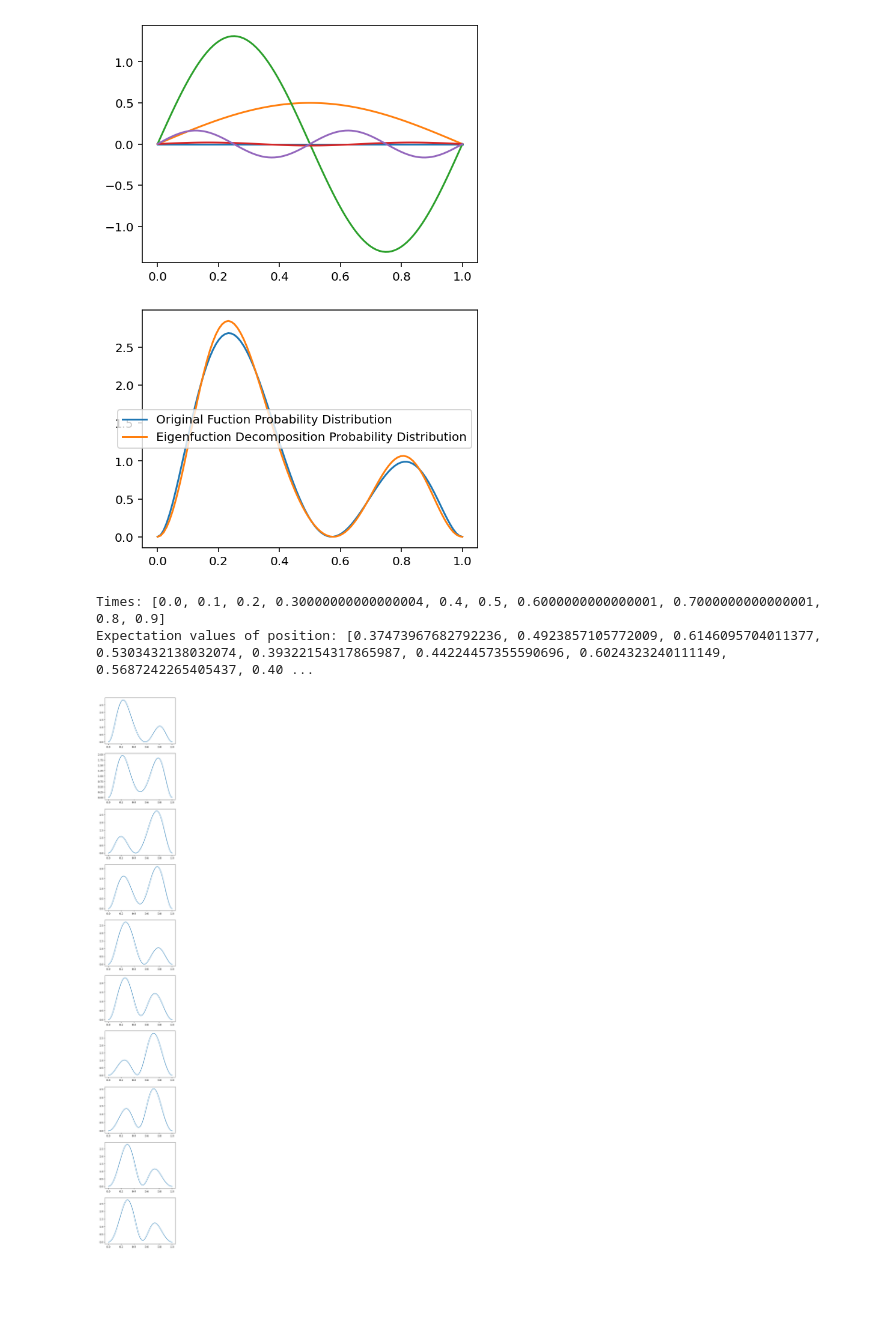
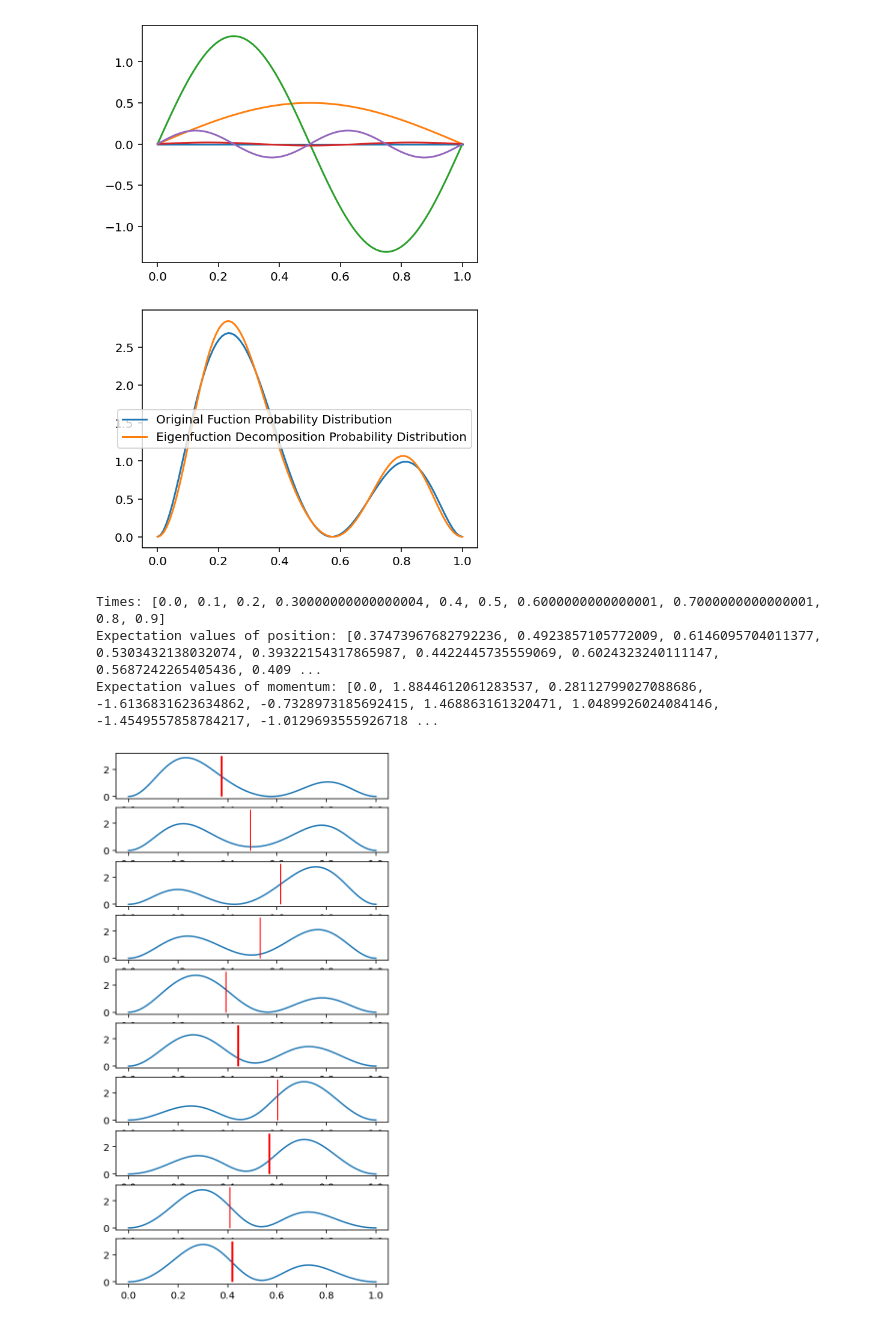
Before and after one commit to 2022tgoel/Physics, a Jupyter notebook: ParticleInABox.ipynb, the cells around one changed output. Cells and saved outputs as stored; diff of their text form; code cells hidden in the pictures; blank space fills up the shorter version.

```diff
--- a/ParticleInABox.ipynb
+++ b/ParticleInABox.ipynb
@@ -59,29 +59,41 @@ produce_eigen_plot()
 # %%
 def get_wave(t, precision=5):
     c = get_weights(precision)
     wave_t = np.zeros(x.shape, dtype='complex128') # wave at time t
     for n in range(len(c)):
         wave_t += c[n]*eigenfunc(n)*np.exp(-1j*eigenval(n)*t/hbar)
     return wave_t
 
+def derivative(wave, x):
+    shape = wave.shape
+    d = np.zeros(shape, dtype='complex128')
+    for i in range(1, shape[0]-1):
+        d[i] = (wave[i+1] - wave[i-1]) / (x[i+1] - x[i-1])
+    return d
+
 def produce_time_evolve_plot(iterations=10, interval=0.1, precision=5): # interval in seconds
-    fig, axes = plt.subplots(iterations, figsize=(5, 4*iterations))
+    fig, axes = plt.subplots(iterations, figsize=(5, iterations))
     positions = [] # <x>
     momentums = [] # <p>
     time = []
     for i in range(iterations):
         t = i*interval
         time.append(t)
         wave_t = get_wave(t, precision)
         prob_t = get_prob(wave_t)
         positions.append(it.simps(prob_t*x, x))
+        momentums.append(np.real(it.simps(np.conjugate(wave_t)*-1j*hbar*derivative(wave_t, x), x)))
         axes[i].plot(x, prob_t)
+        axes[i].vlines(positions[-1], 0, 3, colors=['red'])
+
 
     print("Times:", time)
     print("Expectation values of position:", positions)
+    print("Expectation values of momentum:", momentums)
 
 produce_time_evolve_plot()
 # %% [output]
 Times: [0.0, 0.1, 0.2, 0.30000000000000004, 0.4, 0.5, 0.6000000000000001, 0.7000000000000001, 0.8, 0.9]
-Expectation values of position: [0.37473967682792236, 0.4923857105772009, 0.6146095704011377, 0.5303432138032074, 0.39322154317865987, 0.44224457355590696, 0.6024323240111149, 0.5687242265405437, 0.40 ...
+Expectation values of position: [0.37473967682792236, 0.4923857105772009, 0.6146095704011377, 0.5303432138032074, 0.39322154317865987, 0.4422445735559069, 0.6024323240111147, 0.5687242265405436, 0.409 ...
+Expectation values of momentum: [0.0, 1.8844612061283537, 0.28112799027088686, -1.6136831623634862, -0.7328973185692415, 1.468863161320471, 1.0489926024084146, -1.4549557858784217, -1.0129693555926718 ...
-[figure, old version]
+[figure, new version]
```
Also changed, not shown: parts of 3 cells of this notebook.
